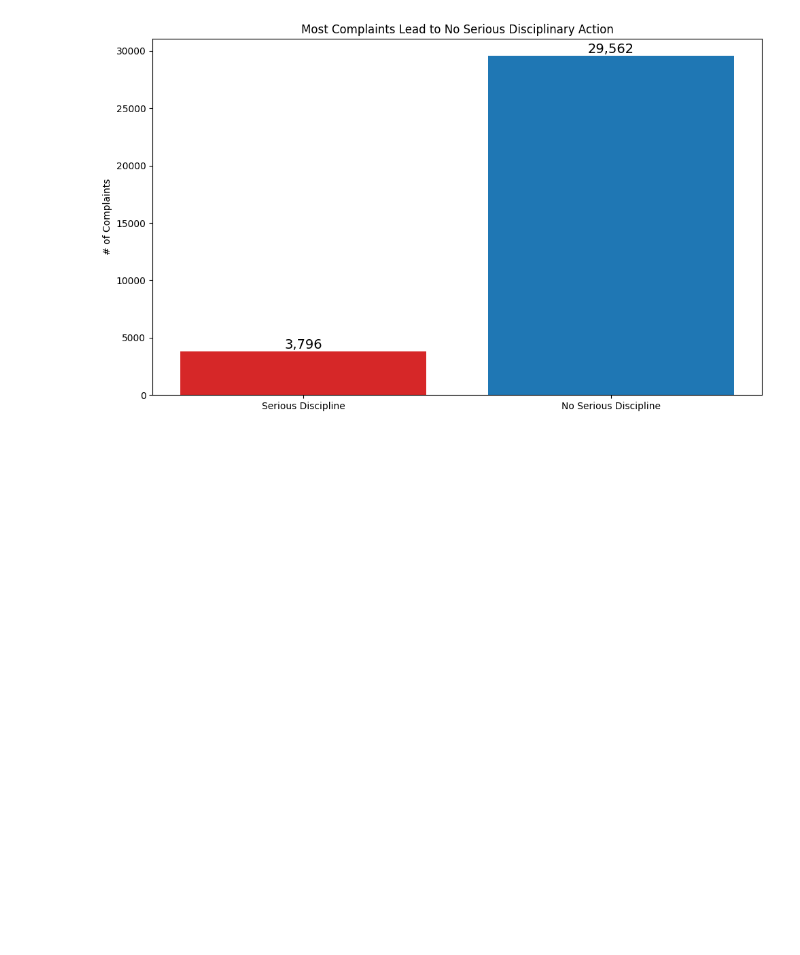
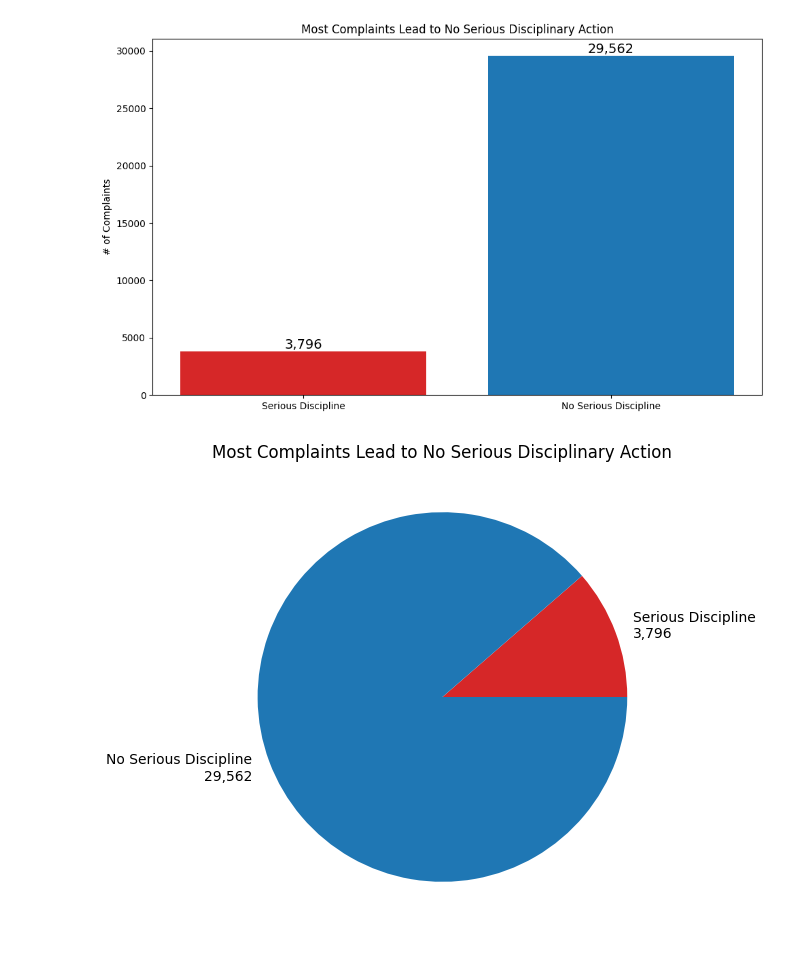
Before and after one commit to jonathanchau/DSC106Project02, a Jupyter notebook: main.ipynb, the cells around one changed output. Saved outputs shown, nothing was run; the diff lists cells and outputs as text; code cells hidden in the pictures; blank space fills up the shorter version.

Commit message:
second plot added

```diff
--- a/main.ipynb
+++ b/main.ipynb
@@ -46,3 +46,18 @@ plt.tight_layout()
 plt.show()
 # %% [output]
 [figure]
+# %%
+import matplotlib.pyplot as plt
+
+plt.figure(figsize=(6, 6))
+
+plt.pie(
+    [serious, no_serious],
+    labels=[f'Serious Discipline\n{serious:,}', f'No Serious Discipline\n{no_serious:,}'],
+    colors=['#d62728', '#1f77b4']
+)
+
+plt.title('Most Complaints Lead to No Serious Disciplinary Action')
+plt.show()
+# %% [output]
+[figure, added]
```
